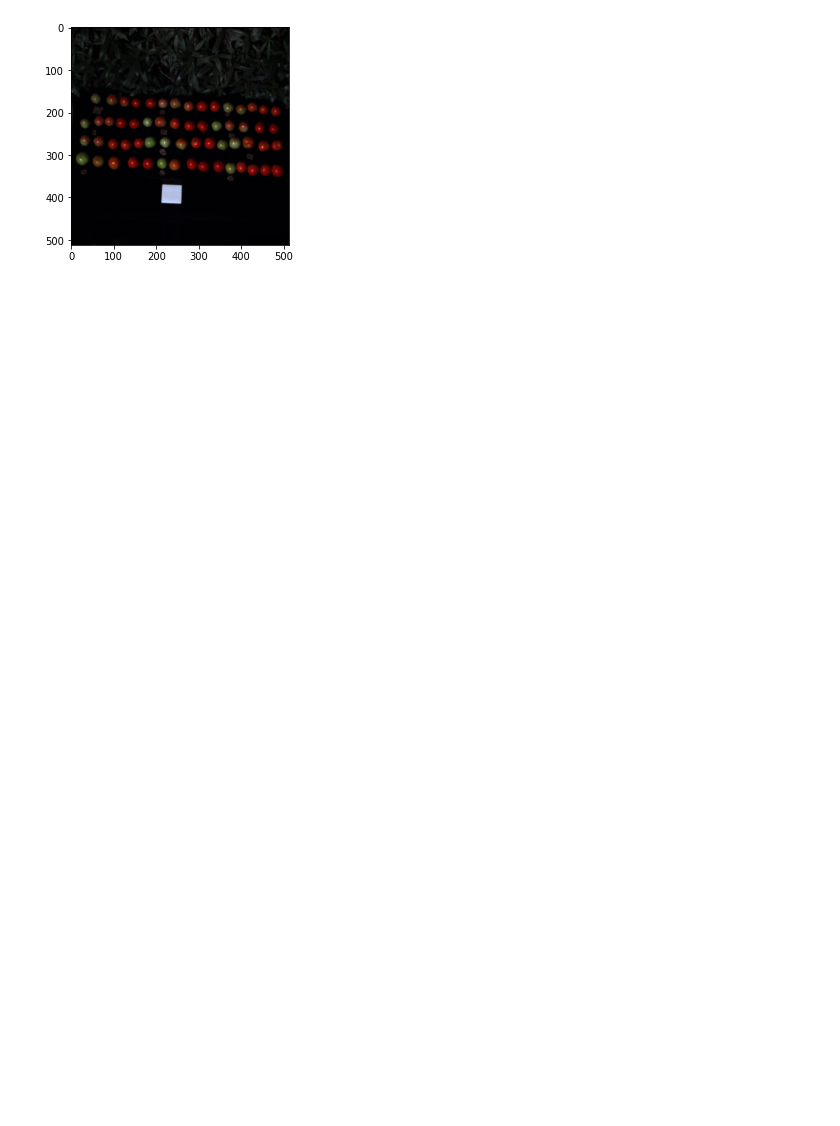
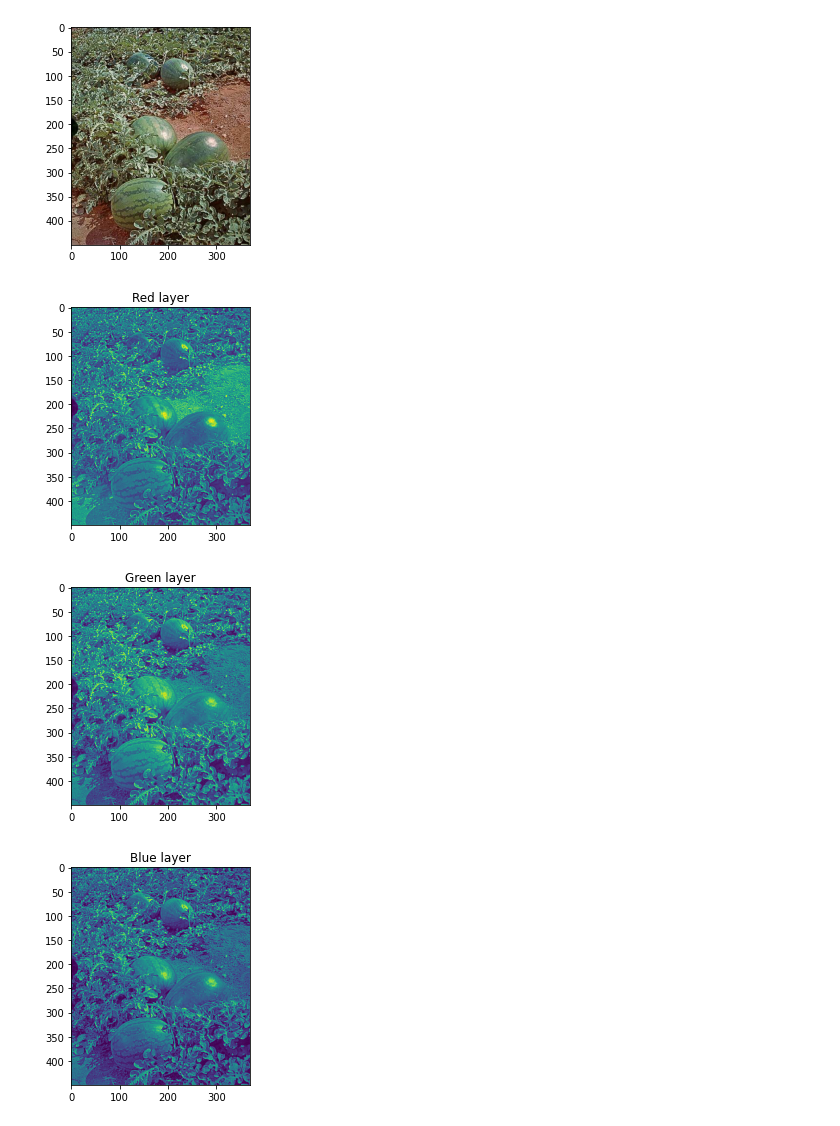
Before and after one commit to eitanfass/Tomato_quality, a Jupyter notebook: GRVI.ipynb, the cells around one changed output. Cells and saved outputs as stored; diff of their text form; code cells hidden in the pictures; blank space fills up the shorter version.

```diff
--- a/GRVI.ipynb
+++ b/GRVI.ipynb
@@ -46,10 +3,27 @@ class SpectralImage():# class of spectral images
-# %%
-hdr_path='/content/drive/MyDrive/71254_2023/02_Assignment_Submission/Eitan.Fass/HW04/images/results/REFLECTANCE_1452.hdr'
-harvest_4_img=SpectralImage(hdr_path)
-plt.imshow(harvest_4_img.RGB)
-harvest_4_img.GRVI_index()
-# %% [output]
-[figure, removed]
+# %%
+import skimage.io as io # io is an input output moduile, as part of skimage
+import matplotlib.pyplot as plt
+from mpl_toolkits.axes_grid1 import make_axes_locatable
+import numpy as np
+from skimage.util import img_as_float
+image = img_as_float(img)
+img=io.imread(fname ='/content/drive/MyDrive/saved_imgs/watermelon plant/1.watermelon.jpg')
+img = img_as_float(img)
+plt.imshow(img)
+plt.show()
+grvi=(img[:,:,1]-img[:,:,0])/(img[:,:,1]+img[:,:,0])
+
+# grvi=(grvi*255).astype('uint8')
+# grvi = io.img_as_float(grvi)
+for i,layer in zip(range(0,3),['Red layer','Green layer','Blue layer']):
+  plt.imshow(img[:,:,i])
+  plt.title(layer)
+  plt.show()
+# %% [output]
+[figure, added]
+[figure, added]
+[figure, added]
+[figure, added]
 # %%
 # define figure size: width 10 and height 15
 plt.figure(figsize=(10, 15))
```
Also changed, not shown: parts of 3 cells of this notebook.
